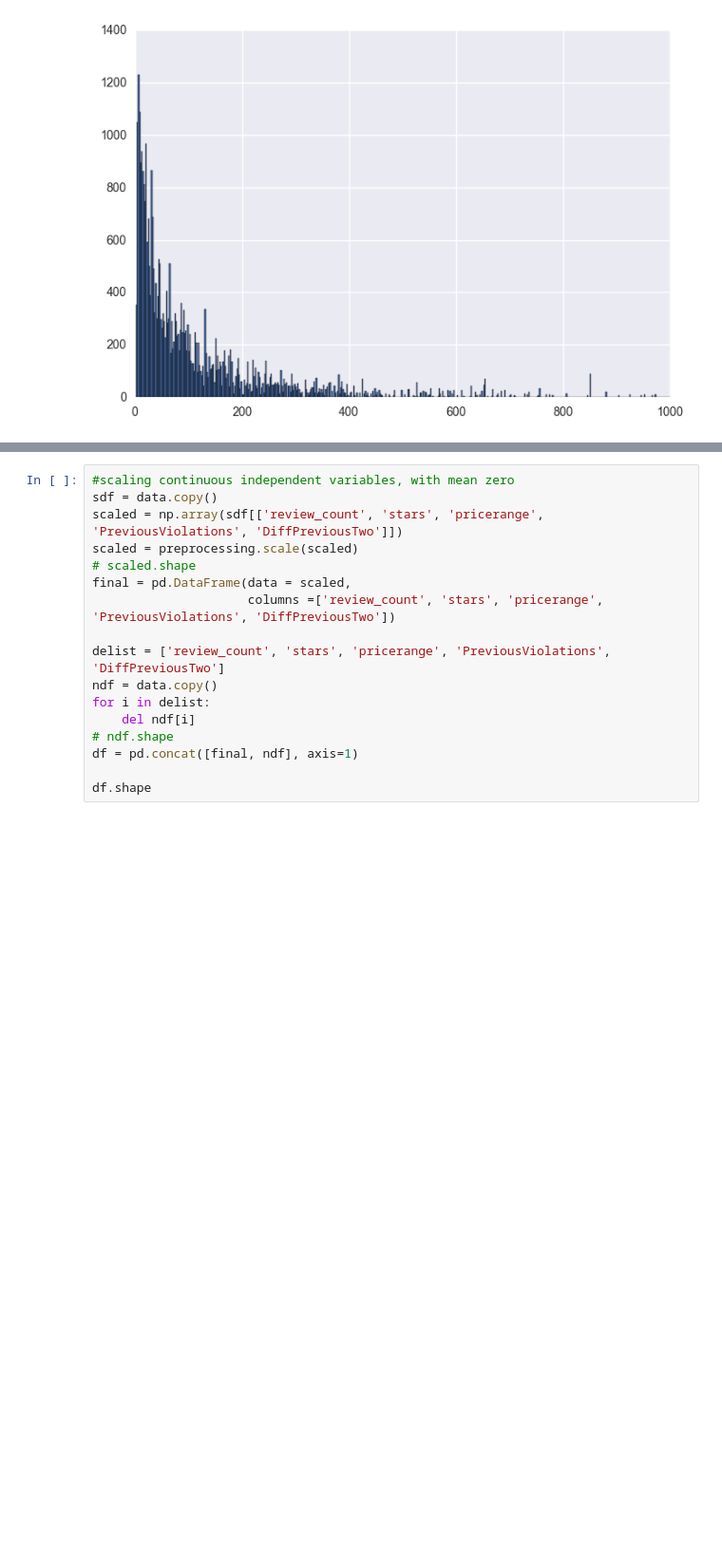
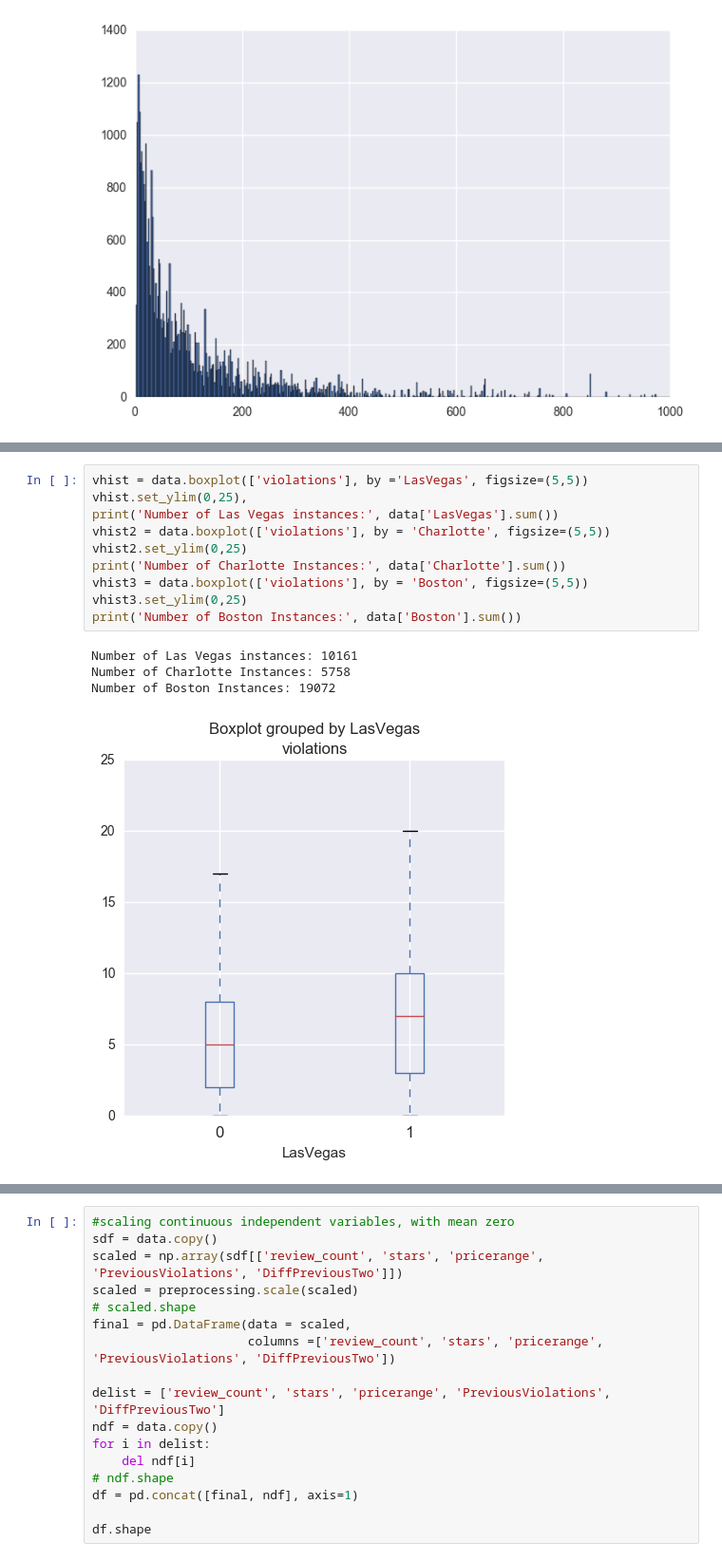
Before and after one commit to georgetown-analytics/restaurant-health, a Jupyter notebook: Inspection Regression Modeling.ipynb, the cells around one changed output, grey strips where cells are left out. Shown at 95% size. Saved outputs shown, nothing was run; the diff lists cells and outputs as text; blank space fills up the shorter version.

```diff
--- a/Inspection Regression Modeling.ipynb
+++ b/Inspection Regression Modeling.ipynb
@@ -99,3 +106,18 @@ plt.ylim(0,25)
 # %% [output]
 (0, 25)
 [figure]
+# %%
+vhist = data.boxplot(['violations'], by ='LasVegas', figsize=(5,5))
+vhist.set_ylim(0,25),
+print('Number of Las Vegas instances:', data['LasVegas'].sum())
+vhist2 = data.boxplot(['violations'], by = 'Charlotte', figsize=(5,5))
+vhist2.set_ylim(0,25)
+print('Number of Charlotte Instances:', data['Charlotte'].sum())
+vhist3 = data.boxplot(['violations'], by = 'Boston', figsize=(5,5))
+vhist3.set_ylim(0,25)
+print('Number of Boston Instances:', data['Boston'].sum())
+# %% [output]
+Number of Las Vegas instances: 10161
+Number of Charlotte Instances: 5758
+Number of Boston Instances: 19072
+[figure, added]
```
Also changed, not shown: parts of 49 cells of this notebook.
